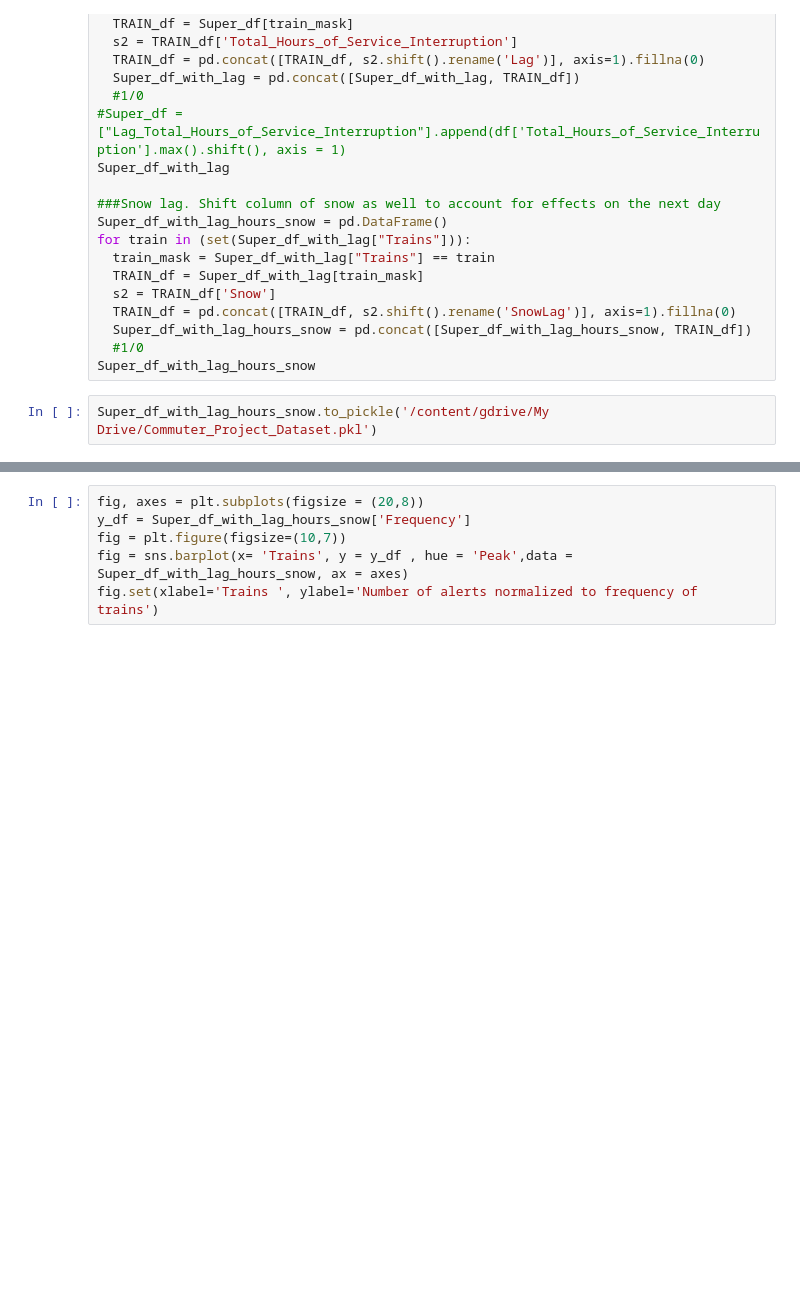
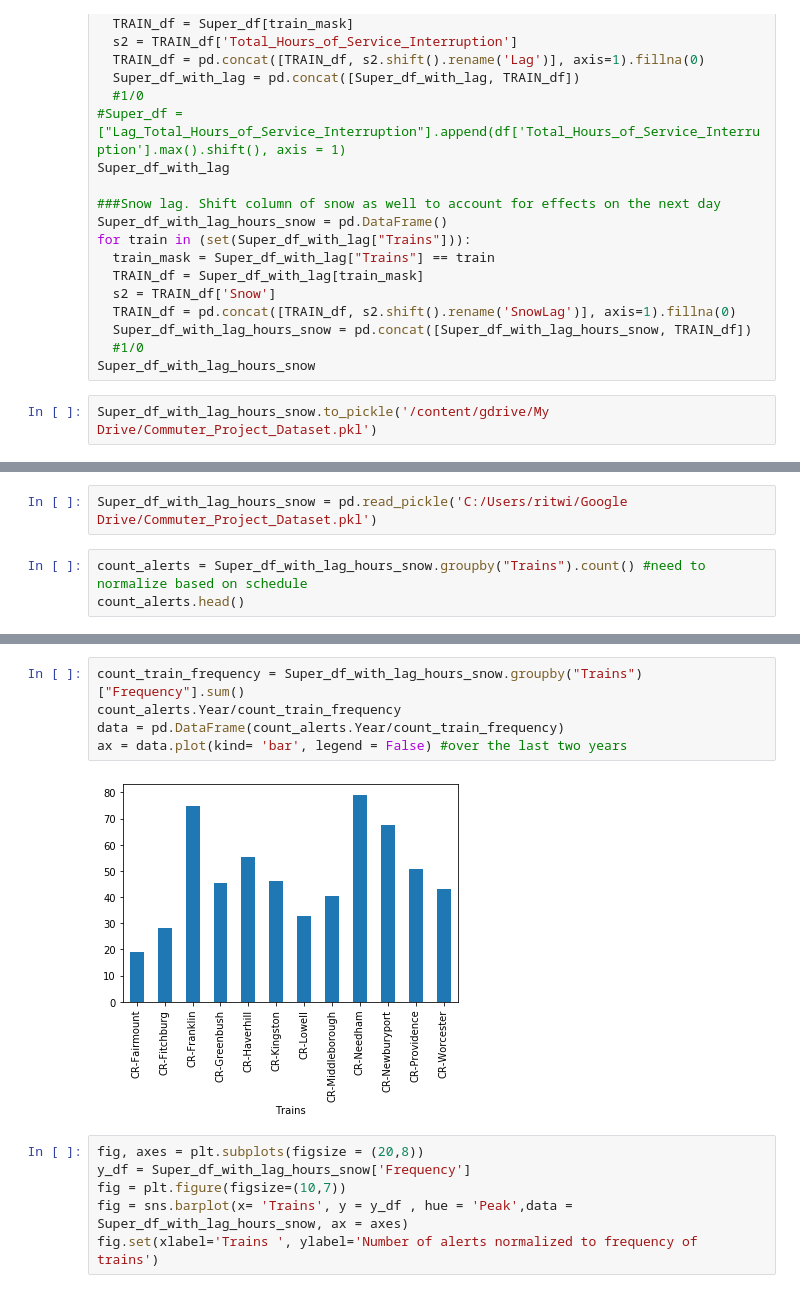
Before and after one commit to ritwikamukherjee/Insight_Project, a Jupyter notebook: MBTA commuter rail service interruption estimations.ipynb, the cells around one changed output, grey strips where cells are left out. Saved outputs shown, nothing was run; the diff lists cells and outputs as text; blank space fills up the shorter version.

```diff
--- a/MBTA commuter rail service interruption estimations.ipynb
+++ b/MBTA commuter rail service interruption estimations.ipynb
@@ -434,0 +435,5 @@ Exploring the data across trains, hours. Correlating features.
+# %%
+Super_df_with_lag_hours_snow = pd.read_pickle('C:/Users/ritwi/Google Drive/Commuter_Project_Dataset.pkl')
+# %%
+count_alerts = Super_df_with_lag_hours_snow.groupby("Trains").count() #need to normalize based on schedule
+count_alerts.head()
@@ -435,3 +448,10 @@ Exploring the data across trains, hours. Correlating features.
+# %%
+count_train_frequency = Super_df_with_lag_hours_snow.groupby("Trains")["Frequency"].sum()
+count_alerts.Year/count_train_frequency
+data = pd.DataFrame(count_alerts.Year/count_train_frequency)
+ax = data.plot(kind= 'bar', legend = False) #over the last two years
+# %% [output]
+[figure, added]
 # %%
 fig, axes = plt.subplots(figsize = (20,8))
 y_df = Super_df_with_lag_hours_snow['Frequency']
```
Also changed, not shown: parts of 15 cells of this notebook.
